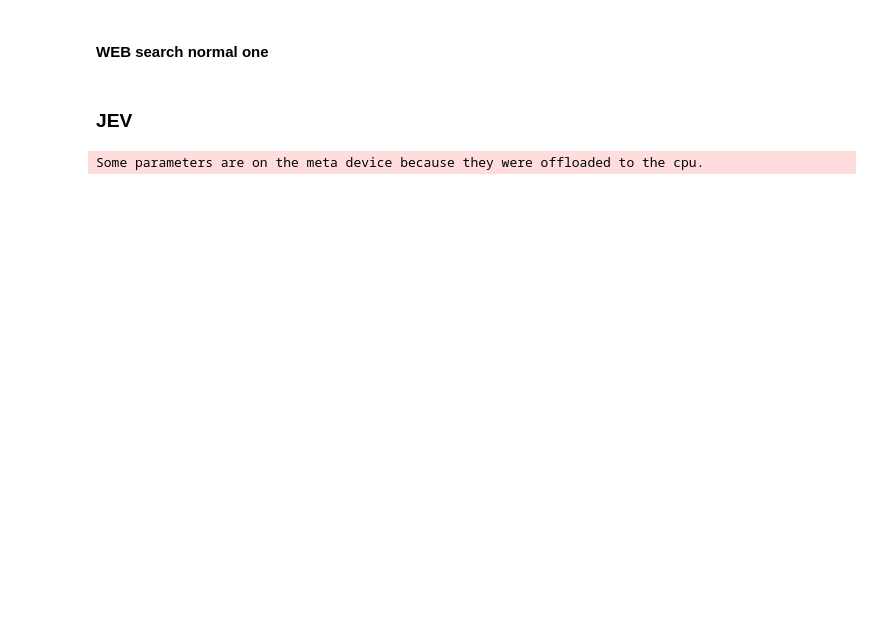
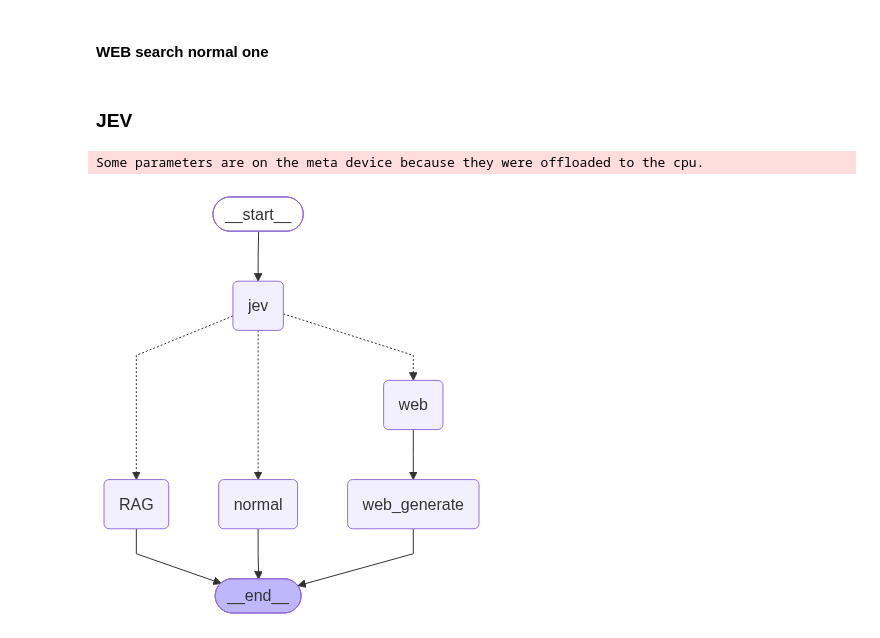
Before and after one commit to nourayman21k/Adaptive_Jev_RAG, a Jupyter notebook: adaptive.ipynb, the cells around one changed output. Cells and saved outputs as stored; diff of their text form; code cells hidden in the pictures; blank space fills up the shorter version.

```diff
--- a/adaptive.ipynb
+++ b/adaptive.ipynb
@@ -59,8 +77,10 @@ embeddings = HuggingFaceEmbeddings()
 def VS_creation(whole):
     splitter = RecursiveCharacterTextSplitter(chunk_size =1000,chunk_overlap=150)
     chunks = splitter.split_documents(whole)
-    vector_s = Chroma.from_documents(chunks ,embeddings)
-    return vector_s.as_retriever()
+    # start from an empty collection so re-running this cell doesn't store every chunk again
+    Chroma(collection_name="papers", embedding_function=embeddings).delete_collection()
+    vector_s = Chroma.from_documents(chunks ,embeddings, collection_name="papers")
+    return vector_s.as_retriever(search_kwargs={"k": 6})
 # %%
 vs = VS_creation(pdfs)
 # %%
@@ -155,7 +179,7 @@ Guidelines:
 - If the context does not contain the answer, say "I could not find this in the provided sources." and do not guess.
 - Cite the source of each key claim in square brackets, e.g. [2005.11401v4.pdf, p. 3] or [https://example.com].
 - If sources disagree, point out the disagreement instead of picking one silently.
-- Since the question was routed as complex, give a well-structured answer: start with a direct answer, then the supporting analysis (comparisons, steps, trade-offs) as the question requires. Use short paragraphs or bullet points when that is easier to read.
+- Since the question was routed as complex, give a well-structured answer: open with a one-sentence answer (no heading), then the supporting analysis (comparisons, steps, trade-offs) as the question requires. Use short paragraphs or bullet points when that is easier to read.
 - Explain technical terms briefly when they are central to the answer.""")
 # %%
 class GradeDocument(BaseModel):
@@ -323,16 +349,16 @@ import torch
 from so1 import Decider, Choice
 
 JEV_MODEL = "Qwen/Qwen3.5-4B"
-THRESHOLD = 0.95
+THRESHOLD = 0.85
 
 decider = Decider.from_pretrained(JEV_MODEL, backend="hf", dtype=torch.bfloat16)
 
 ROUTES = ["direct_answer", "web_search", "rag_retrieval"]
 
-ROUTE_DESCRIPTIONS = """You are routing a user query to one of three routes based on how complex it is:
-- direct_answer: the query is simple (greetings, basic facts, definitions, simple math). The LLM answers it directly from its own knowledge.
-- web_search: the query is a little complex. It needs extra or up-to-date information from the internet (news, prices, recent events, current versions).
-- rag_retrieval: the query is very complex. It needs deep, detailed analysis using information retrieved from the internal document knowledge base."""
+ROUTE_DESCRIPTIONS = """You are routing a user query to one of three routes:
+- direct_answer: simple queries the LLM can answer from general knowledge (greetings, common facts, general definitions, simple math).
+- web_search: needs up-to-date information from the internet (news, prices, recent events, current versions).
+- rag_retrieval: asks about RAG and retrieval research covered by the internal paper collection (e.g. DPR, RAG, HyDE, FLARE, Self-RAG, CRAG, RAPTOR, Adaptive-RAG), or needs deep, detailed analysis of those documents, even if the question is short."""
 # %% [output]
 Some parameters are on the meta device because they were offloaded to the cpu.
 # %%
@@ -346,40 +372,43 @@ def route_query(state:RAGState):
 # %%
 def jev_node(state: RAGState) -> dict:
     route, confidence = route_query(state)
+    picked = route
     if confidence < THRESHOLD:
         route = "rag_retrieval"
-    print(f"Route: {route} ({confidence:.2f})")
+    print(f"Router picked: {picked} ({confidence:.2f}) -> using: {route}")
     return {"decision": route, "confidence": confidence}
 
 
 def route_decision(state: RAGState) -> Literal["normal", "web", "RAG"]:
     if state.decision == "direct_answer":
         return "normal"
     if state.decision == "web_search":
         return "web"
     return "RAG"
 
 
 grapher = StateGraph(RAGState)
 grapher.add_node("jev", jev_node)
 grapher.add_node("normal", llm_answer_node)
 grapher.add_node("web", web_search_node)
 grapher.add_node("web_generate", generate_node)
 grapher.add_node("RAG", graph_builder)
 
 grapher.set_entry_point("jev")
 grapher.add_conditional_edges("jev", route_decision)
 grapher.add_edge("normal", END)
 grapher.add_edge("web", "web_generate")
 grapher.add_edge("web_generate", END)
 grapher.add_edge("RAG", END)
 
 adaptive_rag = grapher.compile()
 
 try:
     display(Image(adaptive_rag.get_graph().draw_mermaid_png(max_retries=3, retry_delay=2.0)))
 except Exception:
     print(adaptive_rag.get_graph().draw_mermaid())  # mermaid.ink unreachable: show the diagram as text
+# %% [output]
+[figure, added]
 # %%
 result = adaptive_rag.invoke({"question": "What are reflection tokens in Self-RAG?"})
 print(result["decision"], result["confidence"])
```
Also changed, not shown: parts of 6 cells of this notebook, 3 other files.
